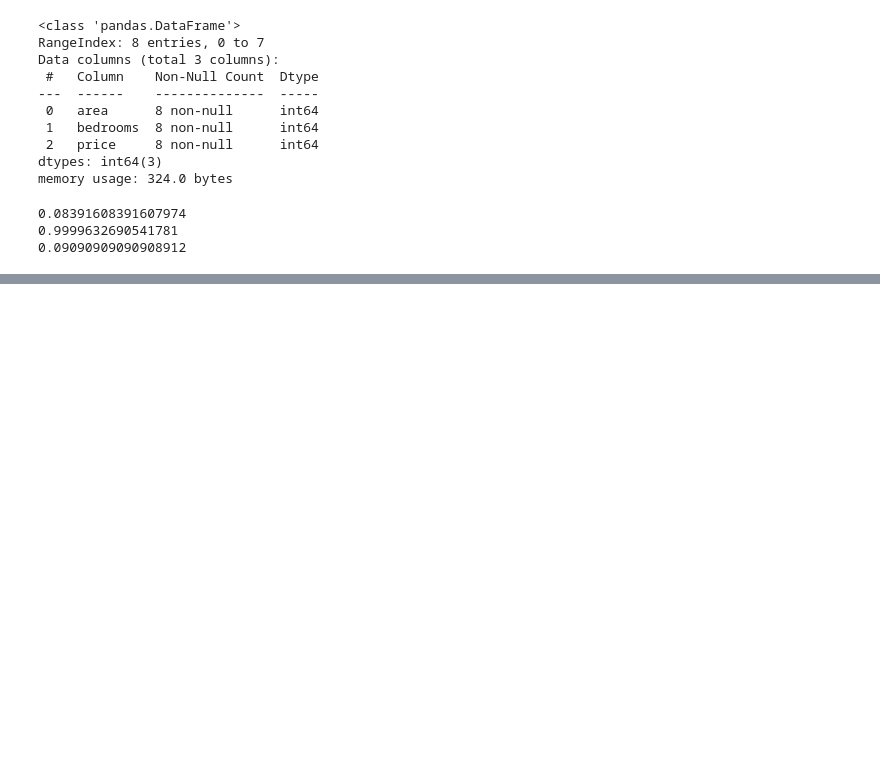
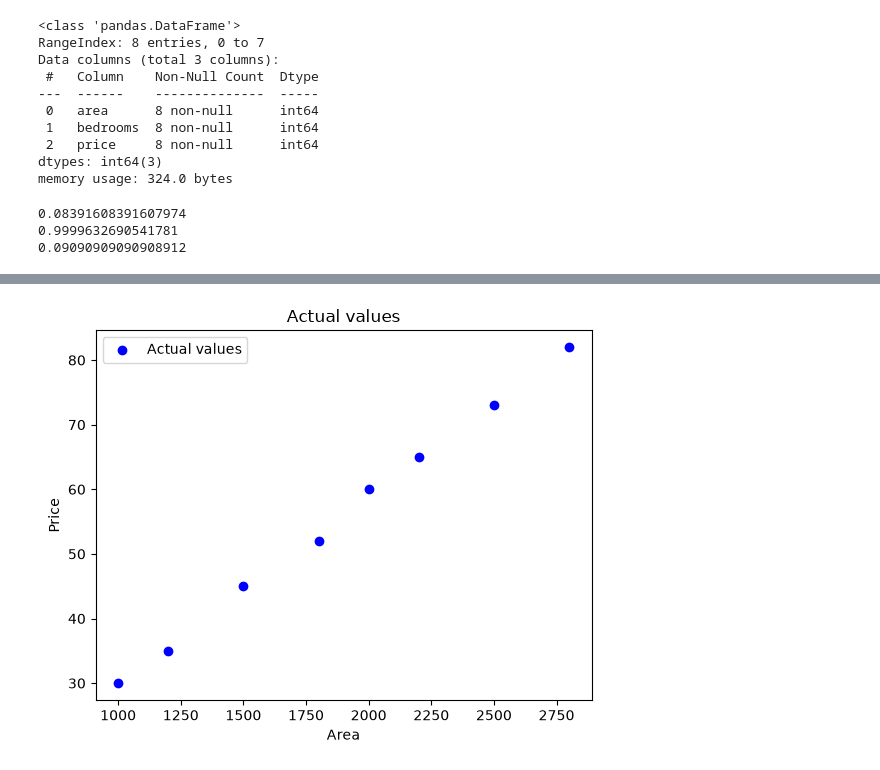
Before and after one commit to Abijith-RA/Recap_ML, a Jupyter notebook: paper_three/Module11/Practice/review.ipynb, the cells around one changed output, grey strips where cells are left out. Cells and saved outputs as stored; diff of their text form; code cells hidden in the pictures; blank space fills up the shorter version.

```diff
--- a/paper_three/Module11/Practice/review.ipynb
+++ b/paper_three/Module11/Practice/review.ipynb
@@ -55,0 +134,11 @@ print(root_mean_squared_error(y_test, y_pred))
+# %%
+import matplotlib.pyplot as plt
+
+plt.scatter(df["area"], df["price"], color="blue", label="Actual values")
+plt.xlabel("Area")
+plt.ylabel("Price")
+plt.title("Actual values")
+plt.legend()
+plt.show()
+# %% [output]
+[figure, added]
```
Also changed, not shown: parts of 8 cells of this notebook, 15 other files.
